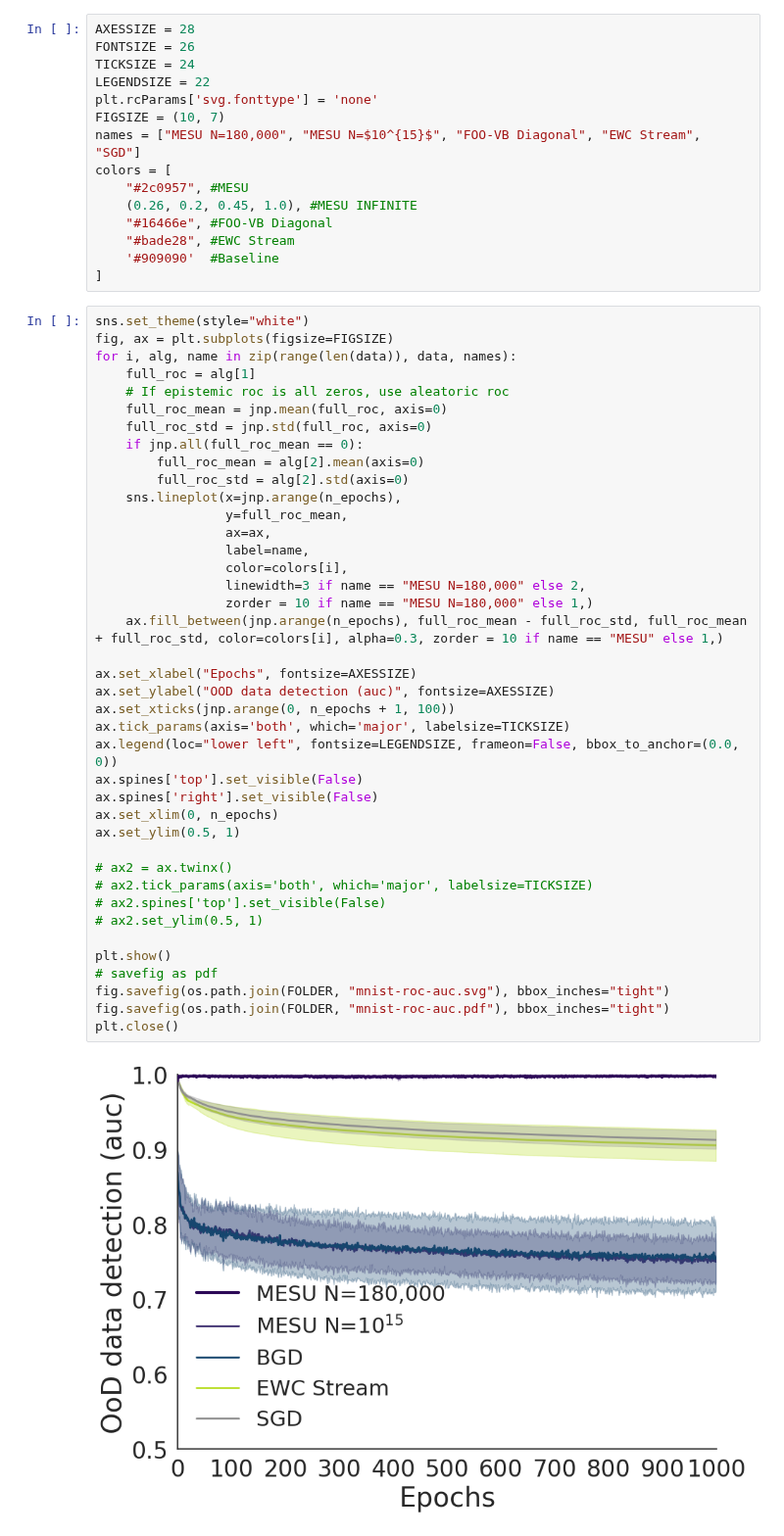
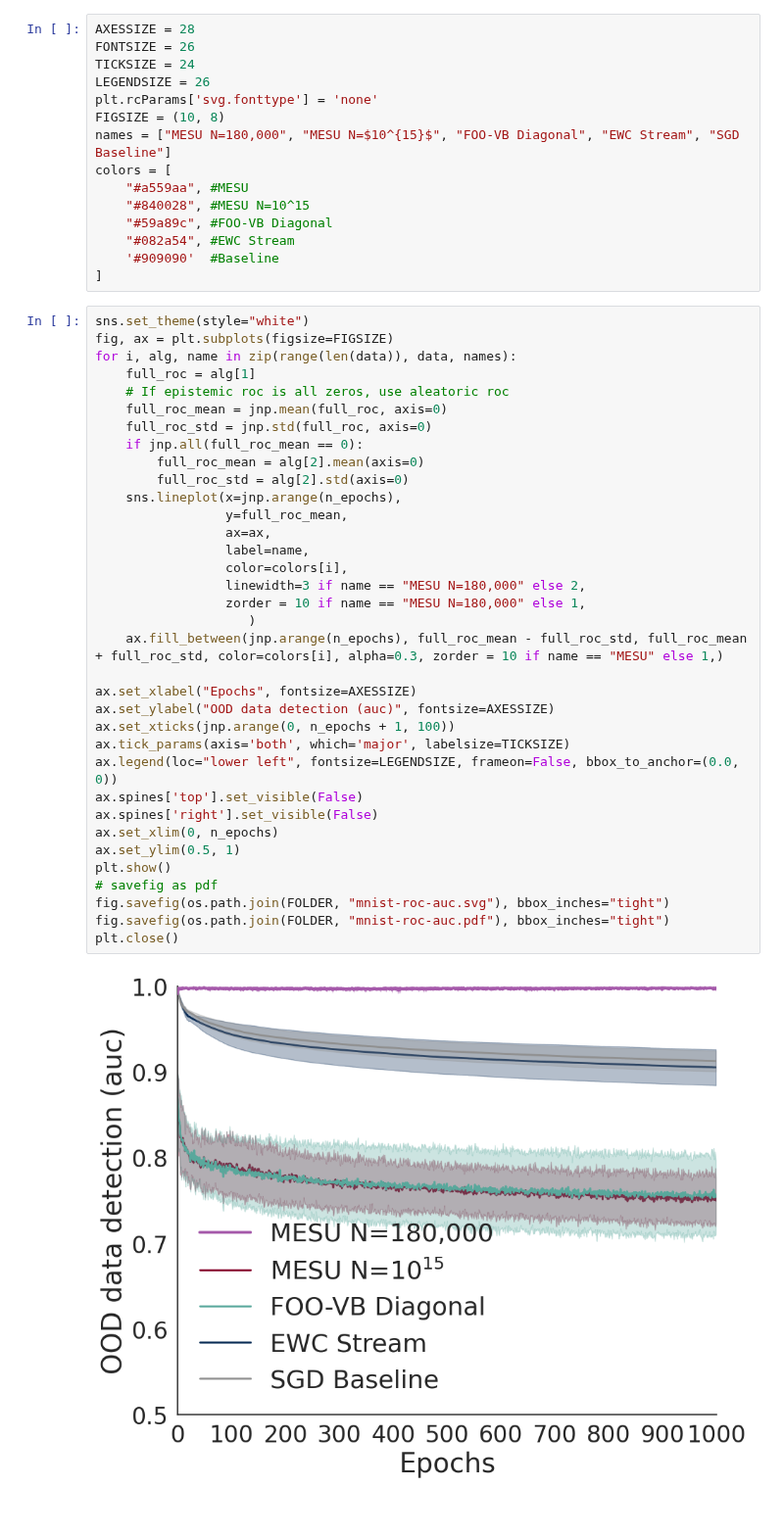
Before and after one commit to kellian-cottart/mesu-pmnist, a Jupyter notebook: figure-mnist-ood.ipynb, the cells around one changed output. Shown at 98% size. Saved outputs shown, nothing was run; the diff lists cells and outputs as text.

Commit message:
feat: changed figures

```diff
--- a/figure-mnist-ood.ipynb
+++ b/figure-mnist-ood.ipynb
@@ -90,15 +85,15 @@ for path in paths:
 AXESSIZE = 28
 FONTSIZE = 26
 TICKSIZE = 24
-LEGENDSIZE = 22
+LEGENDSIZE = 26
 plt.rcParams['svg.fonttype'] = 'none'
-FIGSIZE = (10, 7)
-names = ["MESU N=180,000", "MESU N=$10^{15}$", "FOO-VB Diagonal", "EWC Stream", "SGD"]
+FIGSIZE = (10, 8)
+names = ["MESU N=180,000", "MESU N=$10^{15}$", "FOO-VB Diagonal", "EWC Stream", "SGD Baseline"]
 colors = [
-    "#2c0957", #MESU
-    (0.26, 0.2, 0.45, 1.0), #MESU INFINITE
-    "#16466e", #FOO-VB Diagonal
-    "#bade28", #EWC Stream
+    "#a559aa", #MESU
+    "#840028", #MESU N=10^15
+    "#59a89c", #FOO-VB Diagonal
+    "#082a54", #EWC Stream
     '#909090'  #Baseline
 ]
 # %%
@@ -108,41 +103,36 @@ for i, alg, name in zip(range(len(data)), data, names):
     full_roc = alg[1]
     # If epistemic roc is all zeros, use aleatoric roc
     full_roc_mean = jnp.mean(full_roc, axis=0)
     full_roc_std = jnp.std(full_roc, axis=0)
     if jnp.all(full_roc_mean == 0):
         full_roc_mean = alg[2].mean(axis=0)
         full_roc_std = alg[2].std(axis=0)
     sns.lineplot(x=jnp.arange(n_epochs),
                  y=full_roc_mean,
                  ax=ax,
                  label=name,
                  color=colors[i],
                  linewidth=3 if name == "MESU N=180,000" else 2,
-                 zorder = 10 if name == "MESU N=180,000" else 1,)
+                 zorder = 10 if name == "MESU N=180,000" else 1,
+                    )
     ax.fill_between(jnp.arange(n_epochs), full_roc_mean - full_roc_std, full_roc_mean + full_roc_std, color=colors[i], alpha=0.3, zorder = 10 if name == "MESU" else 1,)
 
 ax.set_xlabel("Epochs", fontsize=AXESSIZE)
 ax.set_ylabel("OOD data detection (auc)", fontsize=AXESSIZE)
 ax.set_xticks(jnp.arange(0, n_epochs + 1, 100))
 ax.tick_params(axis='both', which='major', labelsize=TICKSIZE)
 ax.legend(loc="lower left", fontsize=LEGENDSIZE, frameon=False, bbox_to_anchor=(0.0, 0))
 ax.spines['top'].set_visible(False)
 ax.spines['right'].set_visible(False)
 ax.set_xlim(0, n_epochs)
 ax.set_ylim(0.5, 1)
-
-# ax2 = ax.twinx()
-# ax2.tick_params(axis='both', which='major', labelsize=TICKSIZE)
-# ax2.spines['top'].set_visible(False)
-# ax2.set_ylim(0.5, 1)
-
 plt.show()
 # savefig as pdf
 fig.savefig(os.path.join(FOLDER, "mnist-roc-auc.svg"), bbox_inches="tight")
 fig.savefig(os.path.join(FOLDER, "mnist-roc-auc.pdf"), bbox_inches="tight")
 plt.close()
 # %% [output]
-[figure, old version]
+[figure, new version]
 # %%
 fig, ax = plt.subplots(figsize=FIGSIZE)
 for i, alg, name in zip(range(len(data)-2), data, names):
```
Also changed, not shown: parts of 6 cells of this notebook, 5 other files.
